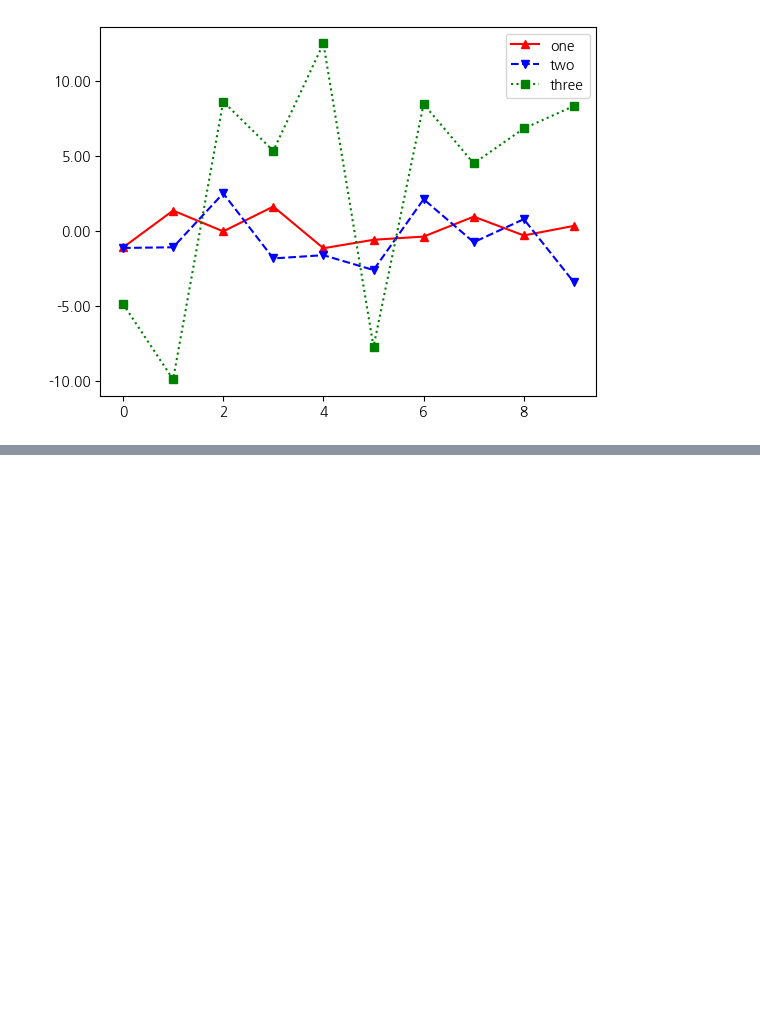
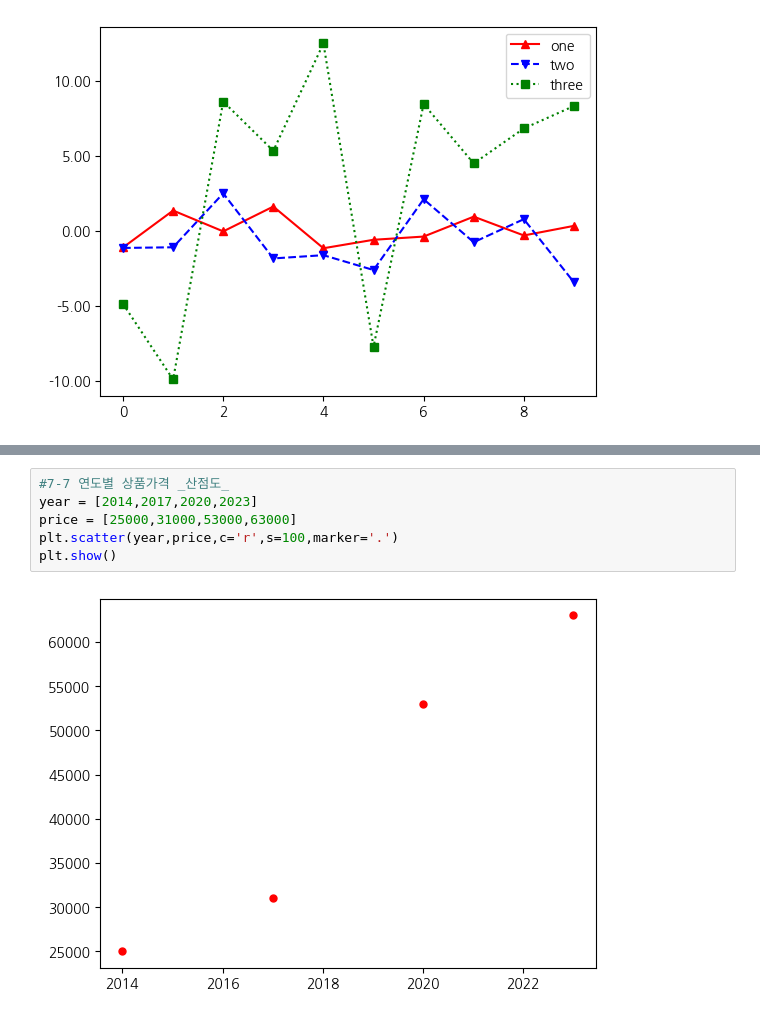
Before and after one commit to hj-1006/hj_pyton_study, a Jupyter notebook: 07_데이터_시각화.ipynb, the cells around one changed output, grey strips where cells are left out. Saved outputs shown, nothing was run; the diff lists cells and outputs as text; blank space fills up the shorter version.

```diff
--- a/07_데이터_시각화.ipynb
+++ b/07_데이터_시각화.ipynb
@@ -97,3 +97,11 @@ plt.plot(np.random.randn(10),'g-..')
 plt.show()
 # %% [output]
 [figure]
+# %%
+#7-7 연도별 상품가격 _산점도_
+year = [2014,2017,2020,2023]
+price = [25000,31000,53000,63000]
+plt.scatter(year,price,c='r',s=100,marker='.')
+plt.show()
+# %% [output]
+[figure, added]
```
Also changed, not shown: parts of 7 cells of this notebook.
